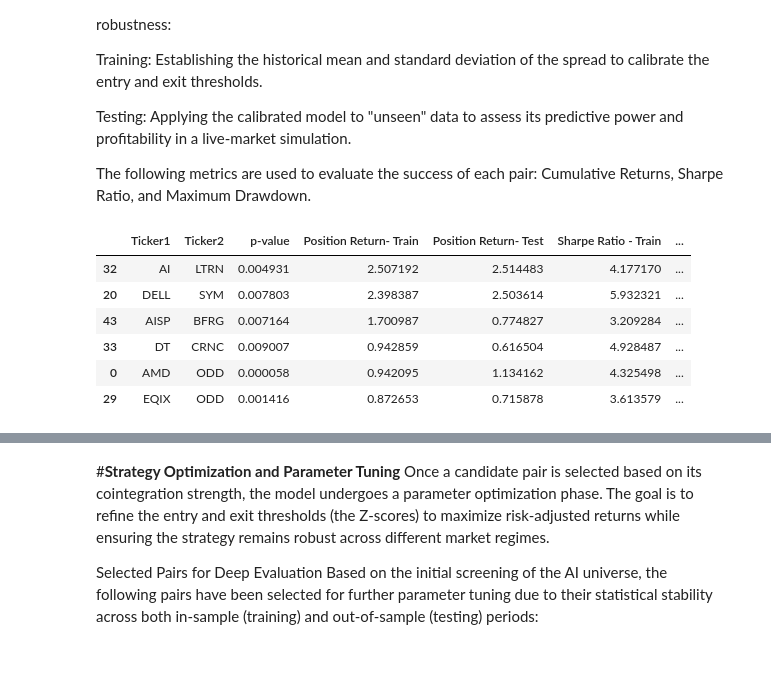
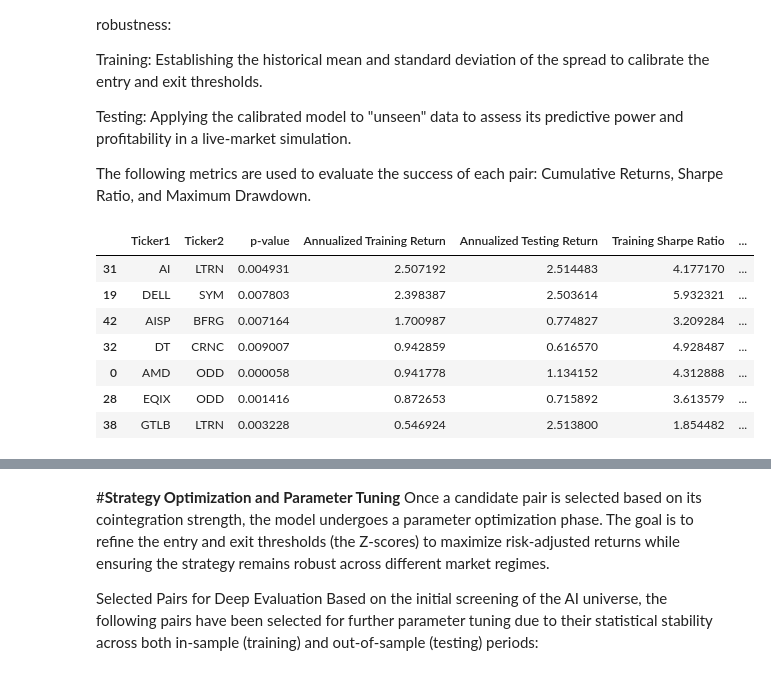
Before and after one commit to GadiSap/Statistical-Arbitrage-Backtester, a Jupyter notebook: AI_Sector_Statistical_Arbitrage_Framework.ipynb, the cells around one changed output, grey strips where cells are left out. Saved outputs shown, nothing was run; the diff lists cells and outputs as text; code cells hidden in the pictures.

```diff
--- a/AI_Sector_Statistical_Arbitrage_Framework.ipynb
+++ b/AI_Sector_Statistical_Arbitrage_Framework.ipynb
@@ -434,54 +434,55 @@ for pair_data in stock_pairs: # Unpack the tuple containing ticker names, p-valu
 
     # Print the final returns for the initial (training) and new (testing) periods if available
     # if initial_ret is not None:
     #     print(f"Final Initial Period Returns for {ticker1}/{ticker2} Pairs Trading: {initial_ret:.4f}")
     # if new_ret is not None:
     #     print(f"Final New Period Returns for {ticker1}/{ticker2} Pairs Trading: {new_ret:.4f}")
 
     # Append the results for the current pair as a dictionary to the 'all_pair_results' list
     all_pair_results.append({
         'Ticker1': ticker1,
         'Ticker2': ticker2,
         'p-value': coint_pvalue_returned,
        # 'Cointegration Score': coint_score_returned,
-        'Position Return- Train': initial_ret,
-        'Position Return- Test': new_ret,
-        'Sharpe Ratio - Train': sharpe_ratio_training,
-        'Sharpe Ratio - Test': sharpe_ratio_testing,
-        'Max Drawdown - Train': max_drawdown_training,
-        'Max Drawdown - Test': max_drawdown_testing,
-        'Entry Trades - Train': num_entry_trades_initial,
-        'Entry Trades - Test': num_entry_trades_new
+        'Annualized Training Return': initial_ret,
+        'Annualized Testing Return': new_ret,
+        'Training Sharpe Ratio': sharpe_ratio_training,
+        'Testing Sharpe Ratio': sharpe_ratio_testing,
+        'Training Max Drawdown': max_drawdown_training,
+        'Testing Max Drawdown': max_drawdown_testing,
+        'Training Entry Trades': num_entry_trades_initial,
+        'Testing Entry Trades': num_entry_trades_new
         # 'Ticker 1 Return- Train': ret_tick1_train,
        # 'Ticker 1 Return- Test': ret_tick1_test,
          # 'Ticker 2 Return- Train': ret_tick2_train,
         #'Ticker 2 Return- Test': ret_tick2_test,
     })
 
 # Create a Pandas DataFrame from the 'all_pair_results' list
 # This is done once after the loop for efficiency.
 df_pair_results = pd.DataFrame(all_pair_results)
 
 # Filter the DataFrame based on the specified criteria
 filtered_df = df_pair_results[
-    (df_pair_results['Position Return- Train'] > 0.5) &
-    (df_pair_results['Sharpe Ratio - Train'] > 1) &
-    (df_pair_results['Entry Trades - Train'] > 5) &
-    (df_pair_results['Max Drawdown - Train'] > -0.5) &
-    (df_pair_results['Position Return- Test'] > 0.5) &
-    (df_pair_results['Sharpe Ratio - Test'] > 1) &
-    (df_pair_results['Entry Trades - Test'] > 5) &
-    (df_pair_results['Max Drawdown - Test'] > -0.5)
+    (df_pair_results['Annualized Training Return'] > 0.5) &
+    (df_pair_results['Training Sharpe Ratio'] > 1) &
+    (df_pair_results['Training Entry Trades'] > 5) &
+    (df_pair_results['Training Max Drawdown'] > -0.5) &
+    (df_pair_results['Annualized Testing Return'] > 0.5) &
+    (df_pair_results['Testing Sharpe Ratio'] > 1) &
+    (df_pair_results['Training Entry Trades'] > 5) &
+    (df_pair_results['Testing Max Drawdown'] > -0.5)
 ]
 
 # Sort the filtered DataFrame by 'Position Return- Train' in descending order and display the top rows
 # This helps in identifying the best performing pairs that meet the criteria.
-filtered_df.sort_values(by='Position Return- Train', ascending=False).head(20)
+filtered_df.sort_values(by='Annualized Training Return', ascending=False).head(20)
 # %% [output]
-|  | Ticker1 | Ticker2 | p-value | Position Return- Train | Position Return- Test | Sharpe Ratio - Train | ... |
-| 32 | AI | LTRN | 0.004931 | 2.507192 | 2.514483 | 4.177170 | ... |
-| 20 | DELL | SYM | 0.007803 | 2.398387 | 2.503614 | 5.932321 | ... |
-| 43 | AISP | BFRG | 0.007164 | 1.700987 | 0.774827 | 3.209284 | ... |
-| 33 | DT | CRNC | 0.009007 | 0.942859 | 0.616504 | 4.928487 | ... |
-| 0 | AMD | ODD | 0.000058 | 0.942095 | 1.134162 | 4.325498 | ... |
-| 29 | EQIX | ODD | 0.001416 | 0.872653 | 0.715878 | 3.613579 | ... |
+|  | Ticker1 | Ticker2 | p-value | Annualized Training Return | Annualized Testing Return | Training Sharpe Ratio | ... |
+| 31 | AI | LTRN | 0.004931 | 2.507192 | 2.514483 | 4.177170 | ... |
+| 19 | DELL | SYM | 0.007803 | 2.398387 | 2.503614 | 5.932321 | ... |
+| 42 | AISP | BFRG | 0.007164 | 1.700987 | 0.774827 | 3.209284 | ... |
+| 32 | DT | CRNC | 0.009007 | 0.942859 | 0.616570 | 4.928487 | ... |
+| 0 | AMD | ODD | 0.000058 | 0.941778 | 1.134152 | 4.312888 | ... |
+| 28 | EQIX | ODD | 0.001416 | 0.872653 | 0.715892 | 3.613579 | ... |
+| 38 | GTLB | LTRN | 0.003228 | 0.546924 | 2.513800 | 1.854482 | ... |
```
Also changed, not shown: parts of 6 cells of this notebook.
